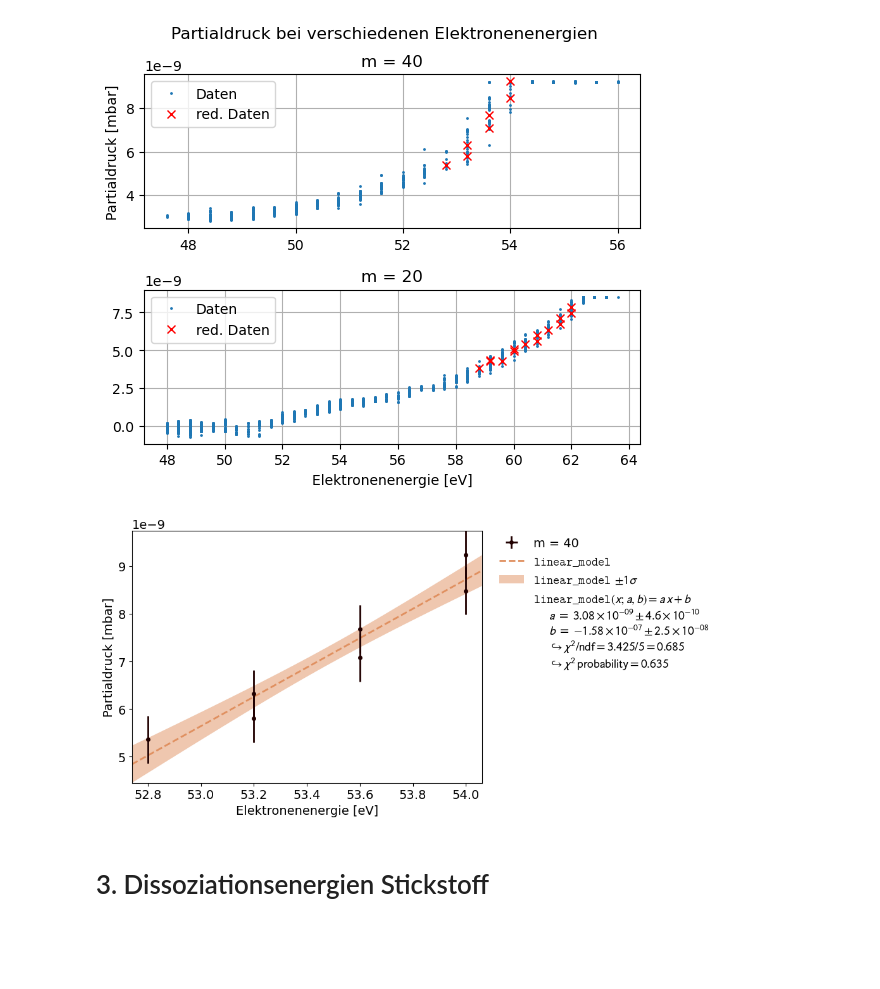
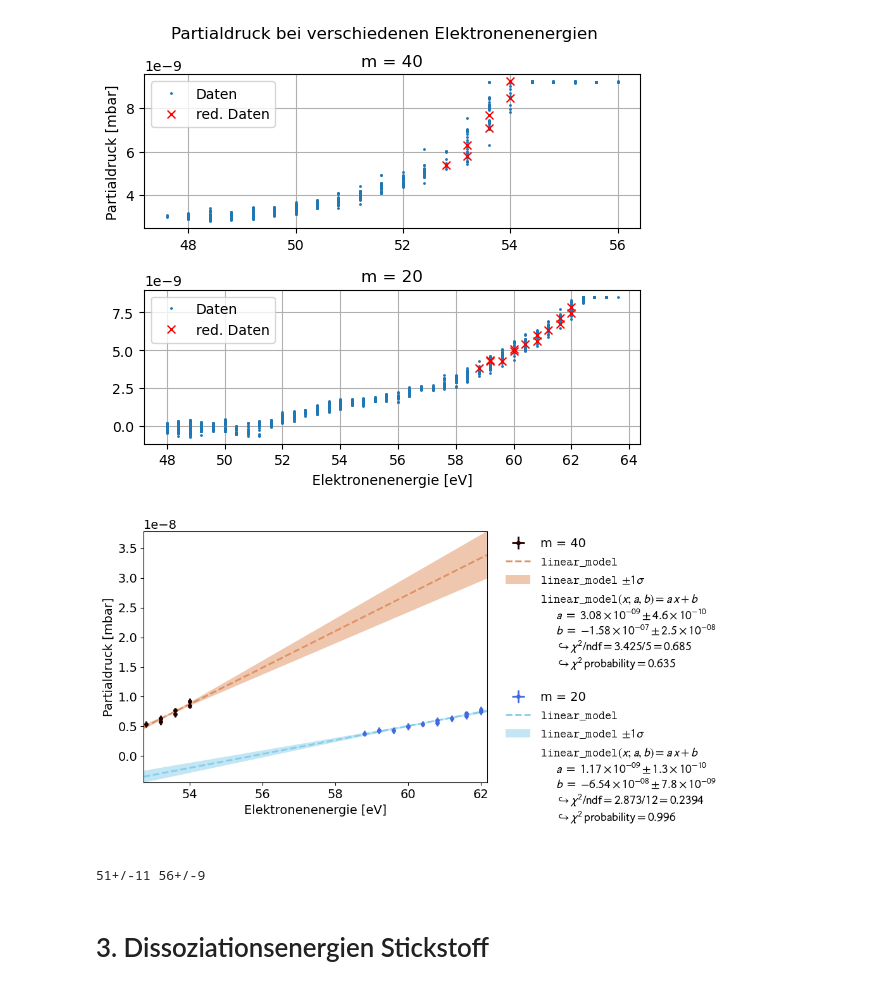
Before and after one commit to MRNock04/P3, a Jupyter notebook: Massenspektrometer/Auswertung.ipynb, the cells around one changed output. Drawn from its saved outputs; the diff is of its cells as text; code cells hidden in the pictures; blank space fills up the shorter version.

```diff
--- a/Massenspektrometer/Auswertung.ipynb
+++ b/Massenspektrometer/Auswertung.ipynb
@@ -144,8 +145,8 @@ ar40 = pd.read_csv('Data/Argon_MS40.CSV', skiprows=15)
 ar40_U = - np.array(ar40['CH1'])[1400::] / 10
 ar40_p = np.array(ar40['CH2'])[1400::] * 10 ** -10
 
-dat40_U = ar40_U[375:-120:15]
-dat40_p = ar40_p[375:-120:15]
+dat40_U = ar40_U[375:-130:15]
+dat40_p = ar40_p[375:-130:15]
 
 ar20 = pd.read_csv('Data/Argon_MS20.CSV', skiprows=15)
 ar20_U = - np.array(ar20['CH1'])[::] / 10
@@ -176,29 +177,56 @@ plt.show()
 # %%
 # bestimmung der Unsicherheiten
 sig_p = 0.5 * 10 ** -9
 sig_U = 0
 
 # definieren eines linearen Modells
 def lin(x,m,b):
     return x * m + b
 
 # fitten zweier linearer Fits
 dat40 = XYContainer(dat40_U,dat40_p)
-
 dat40.label = 'm = 40'
 dat40.axis_labels = ('Elektronenenergie [eV]','Partialdruck [mbar]')
 dat40.add_error('x', sig_U)
 dat40.add_error('y', sig_p)
 
 fit40 = XYFit(dat40)
 fit40.do_fit()
 
-plot = Plot(fit40)
+dat20 = XYContainer(dat20_U,dat20_p)
+dat20.label = 'm = 20'
+dat20.axis_labels = ('Elektronenenergie [eV]','Partialdruck [mbar]')
+dat20.add_error('x', sig_U)
+dat20.add_error('y', sig_p)
+
+fit20 = XYFit(dat20)
+fit20.do_fit()
+
+plot = Plot([fit40,fit20])
 plot.plot()
 
 plt.show()
+
+# Berechnungen der Auftrittsenergien
+m40, b40 = fit40.parameter_values
+m40_err, b40_err = fit40.parameter_errors
+
+m20, b20 = fit20.parameter_values
+m20_err, b20_err = fit20.parameter_errors
+
+m40 = ufloat(m40,m40_err)
+b40 = ufloat(b40,b40_err)
+m20 = ufloat(m20,m20_err)
+b20 = ufloat(b20,b20_err)
+
+# Berechnung der Auftrittsenergien
+E40 = - b40 / m40
+E20 = - b20 / m20
+
+print(E40,E20)
 # %% [output]
-[figure, old version]
+[figure, new version]
+51+/-11 56+/-9
 # %% [markdown]
 # 3. Dissoziationsenergien Stickstoff
 # %%
```
Also changed, not shown: parts of 1 cell of this notebook.
